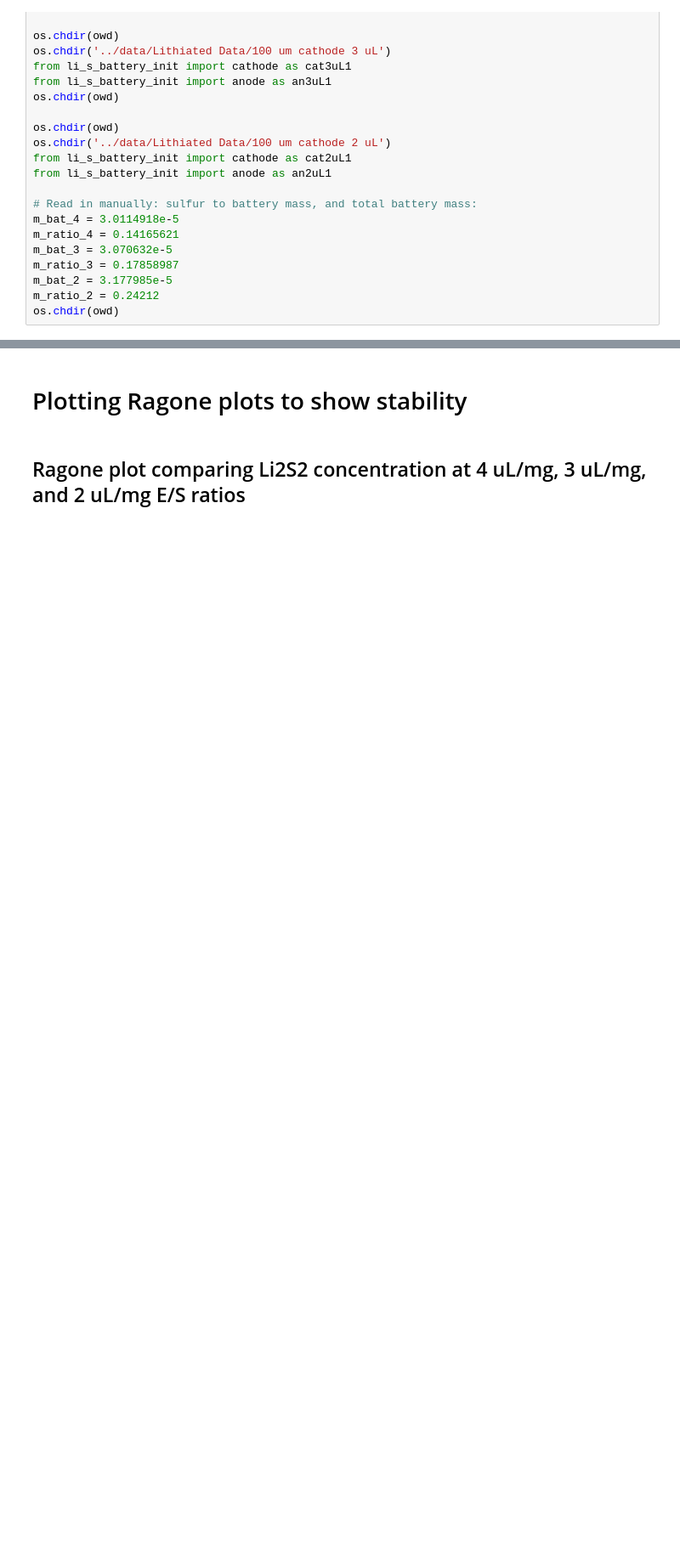
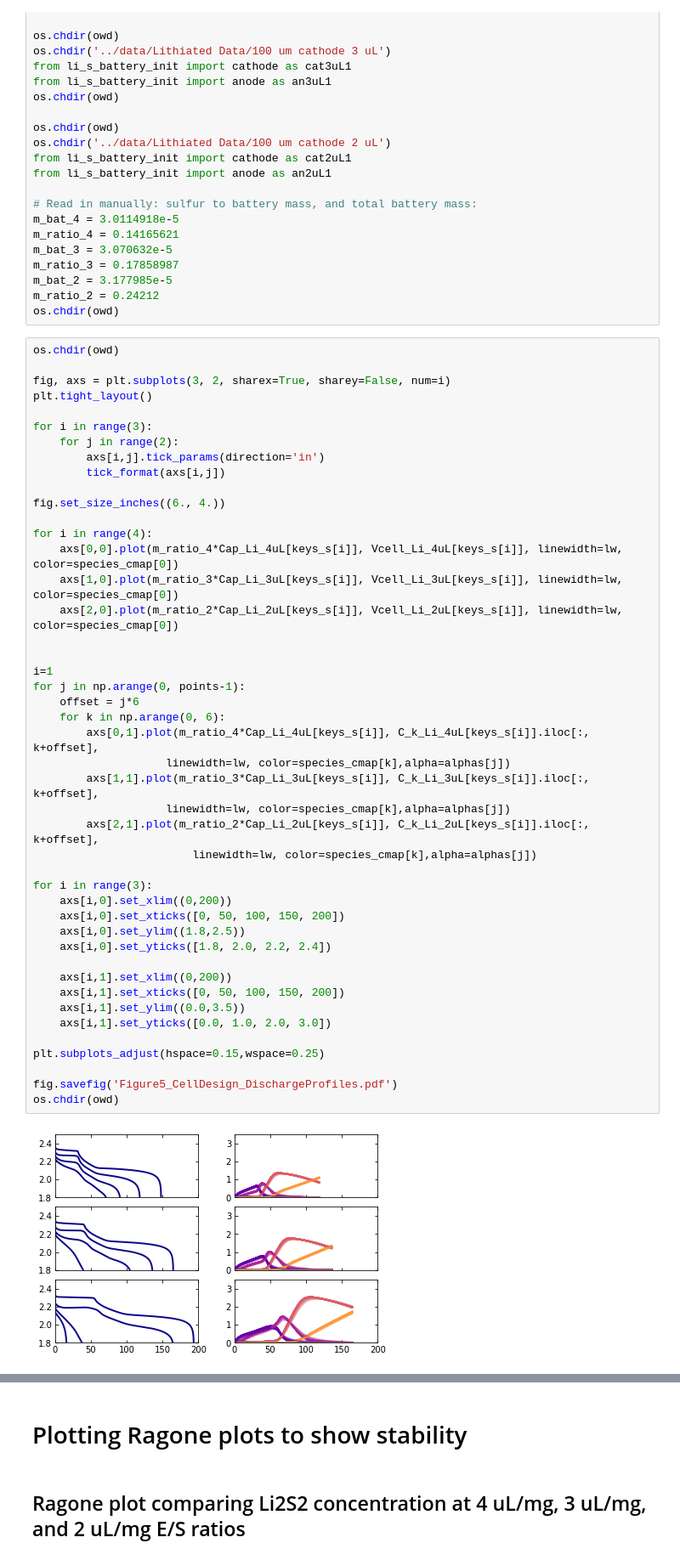
Before and after one commit to decaluwe/2020_Li_Sulfur_Modeling, a Jupyter notebook: Figures/scripts/Li_S Plotting.ipynb, the cells around one changed output, grey strips where cells are left out. Shown at 85% size. Drawn from its saved outputs; the diff is of its cells as text; blank space fills up the shorter version.

```diff
--- a/Figures/scripts/Li_S Plotting.ipynb
+++ b/Figures/scripts/Li_S Plotting.ipynb
@@ -513,6 +667,53 @@ m_ratio_3 = 0.17858987
 m_bat_2 = 3.177985e-5
 m_ratio_2 = 0.24212
 os.chdir(owd)
+# %%
+os.chdir(owd)
+
+fig, axs = plt.subplots(3, 2, sharex=True, sharey=False, num=i)
+plt.tight_layout()
+
+for i in range(3):
+    for j in range(2):
+        axs[i,j].tick_params(direction='in')
+        tick_format(axs[i,j])
+
+fig.set_size_inches((6., 4.))
+
+for i in range(4):
+    axs[0,0].plot(m_ratio_4*Cap_Li_4uL[keys_s[i]], Vcell_Li_4uL[keys_s[i]], linewidth=lw, color=species_cmap[0])
+    axs[1,0].plot(m_ratio_3*Cap_Li_3uL[keys_s[i]], Vcell_Li_3uL[keys_s[i]], linewidth=lw, color=species_cmap[0])
+    axs[2,0].plot(m_ratio_2*Cap_Li_2uL[keys_s[i]], Vcell_Li_2uL[keys_s[i]], linewidth=lw, color=species_cmap[0])
+
+
+i=1
+for j in np.arange(0, points-1):
+    offset = j*6
+    for k in np.arange(0, 6):
+        axs[0,1].plot(m_ratio_4*Cap_Li_4uL[keys_s[i]], C_k_Li_4uL[keys_s[i]].iloc[:, k+offset],
+                    linewidth=lw, color=species_cmap[k],alpha=alphas[j])
+        axs[1,1].plot(m_ratio_3*Cap_Li_3uL[keys_s[i]], C_k_Li_3uL[keys_s[i]].iloc[:, k+offset],
+                    linewidth=lw, color=species_cmap[k],alpha=alphas[j])
+        axs[2,1].plot(m_ratio_2*Cap_Li_2uL[keys_s[i]], C_k_Li_2uL[keys_s[i]].iloc[:, k+offset],
+                        linewidth=lw, color=species_cmap[k],alpha=alphas[j])
+
+for i in range(3):
+    axs[i,0].set_xlim((0,200))
+    axs[i,0].set_xticks([0, 50, 100, 150, 200])
+    axs[i,0].set_ylim((1.8,2.5))
+    axs[i,0].set_yticks([1.8, 2.0, 2.2, 2.4])
+
+    axs[i,1].set_xlim((0,200))
+    axs[i,1].set_xticks([0, 50, 100, 150, 200])
+    axs[i,1].set_ylim((0.0,3.5))
+    axs[i,1].set_yticks([0.0, 1.0, 2.0, 3.0])
+
+plt.subplots_adjust(hspace=0.15,wspace=0.25)
+
+fig.savefig('Figure5_CellDesign_DischargeProfiles.pdf')
+os.chdir(owd)
+# %% [output]
+[figure, added]
 # %%
 os.chdir(owd)
 
```
Also changed, not shown: parts of 10 cells of this notebook, 1 other file.
